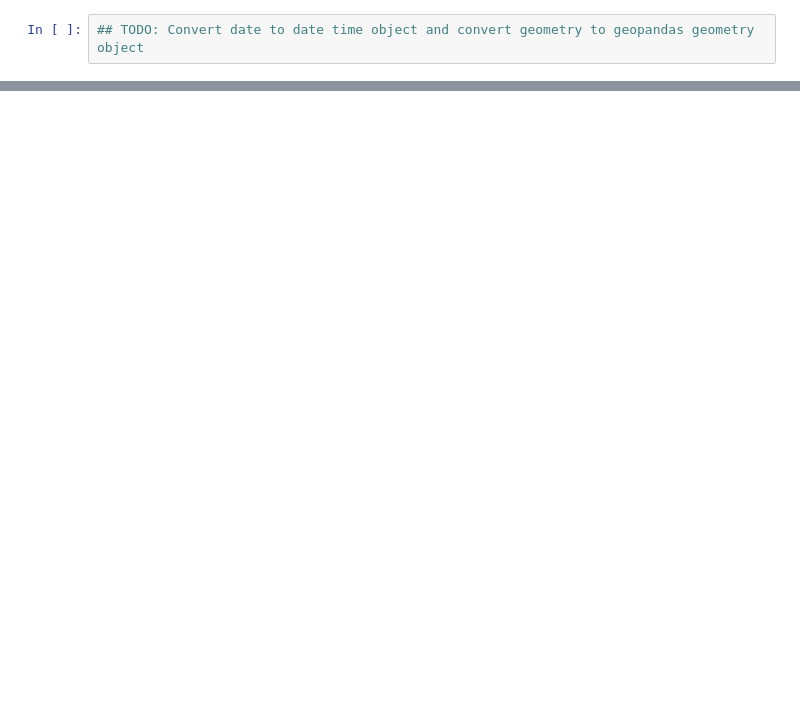
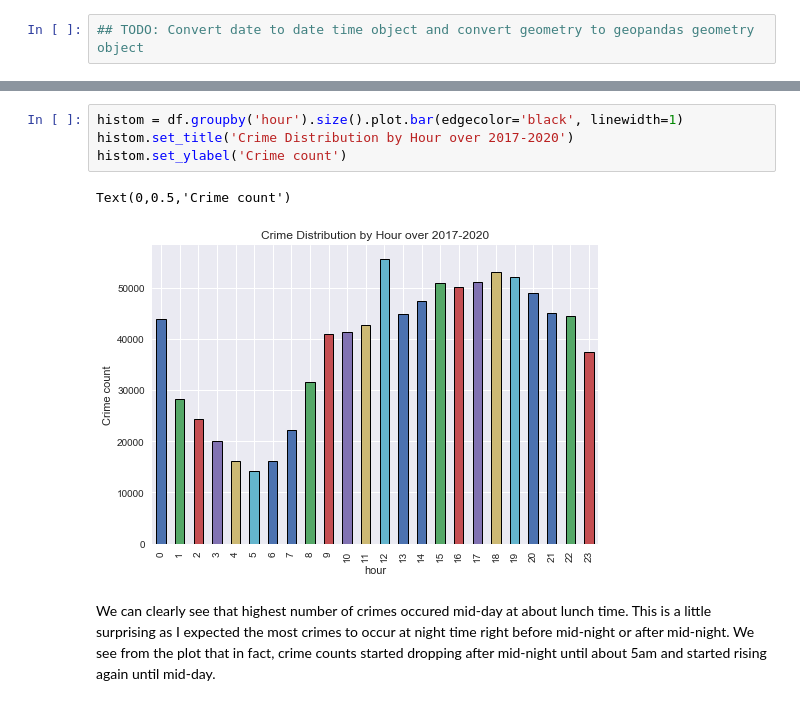
Before and after one commit to tjdolan121/4502Proj, a Jupyter notebook: forge/code/EDA.ipynb, the cells around one changed output, grey strips where cells are left out. Drawn from its saved outputs; the diff is of its cells as text; blank space fills up the shorter version.

```diff
--- a/forge/code/EDA.ipynb
+++ b/forge/code/EDA.ipynb
@@ -64,0 +274,9 @@ df = pd.read_csv(path_to_data, dtype=datatypes)
+# %%
+histom = df.groupby('hour').size().plot.bar(edgecolor='black', linewidth=1)
+histom.set_title('Crime Distribution by Hour over 2017-2020')
+histom.set_ylabel('Crime count')
+# %% [output]
+Text(0,0.5,'Crime count')
+[figure, added]
+# %% [markdown]
+We can clearly see that highest number of crimes occured mid-day at about lunch time. This is a little surprising as I expected the most crimes to occur at night time right before mid-night or after mid-night. We see from the plot that in fact, crime counts started dropping after mid-night until about 5am and started rising again until mid-day.
```
Also changed, not shown: parts of 34 cells of this notebook.
